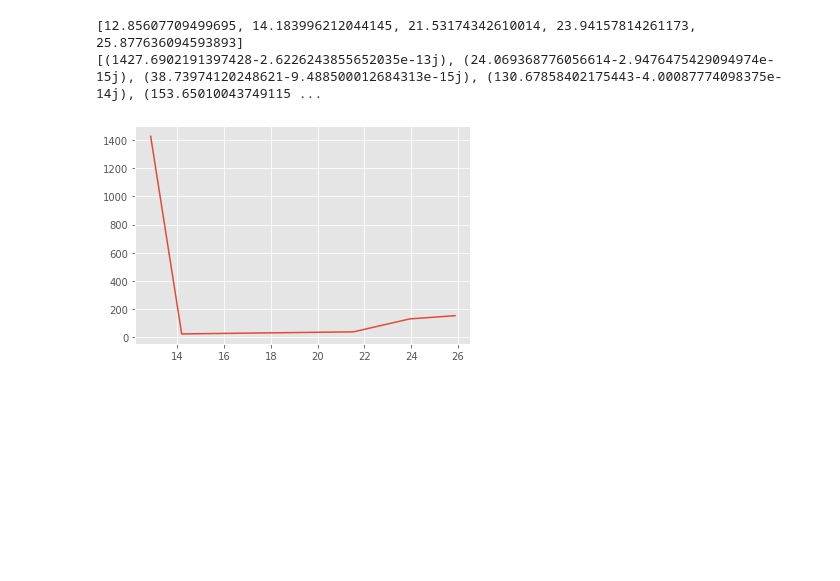
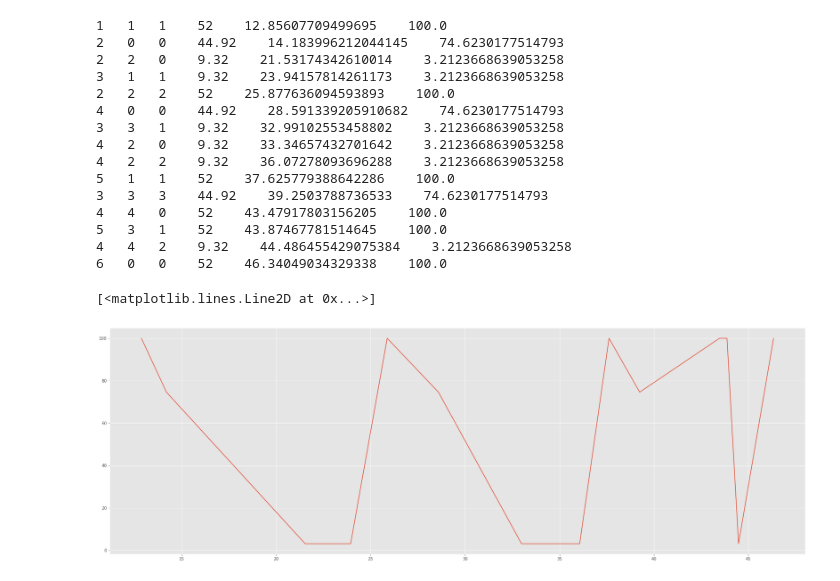
Before and after one commit to Aasrith1906/Mentorship-Program, a Jupyter notebook: session 5/session 5 .ipynb, the cells around one changed output. Drawn from its saved outputs; the diff is of its cells as text; code cells hidden in the pictures; blank space fills up the shorter version.

```diff
--- a/session 5/session 5 .ipynb
+++ b/session 5/session 5 .ipynb
@@ -195,18 +230,39 @@ class PowderDiffraction():
 # %%
 import matplotlib.pyplot as plt
 
 plt.style.use('ggplot')
 
+plt.figure(figsize=(30,10))
+
+al_asf_list = [13,11.23,9.158,7.873,6.766,5.692,4.713,3.883,3.221,2.712,2.330]
+
 al_lattice = lattice(4.0498,4.0498,4.0498)
 al_lattice.recip_lattice()
-al_diff = PowderDiffraction(al_lattice.rlatt ,1, 0)
+al_diff = PowderDiffraction(al_lattice.rlatt ,1, 0,al_asf_list)
 al_diff.Calculate()
-print(al_diff.tth2_list)
-print(al_diff.I_list)
 
-plt.plot(al_diff.tth2_list , np.abs(al_diff.I_list))
-plt.show()
+for i in range(len(al_diff.peaks)):
+
+    peak = al_diff.peaks[i]
+    h,k,l,f,I = peak[0],peak[1],peak[2],al_diff.F_list[i], al_diff.RI_list[i]
+    print("{}   {}   {}    {}    {}    {}".format(h,k,l,f,al_diff.tth2_list[i],I))
+
+plt.plot(al_diff.tth2_list , al_diff.RI_list)
 # %% [output]
-[12.85607709499695, 14.183996212044145, 21.53174342610014, 23.94157814261173, 25.877636094593893]
-[(1427.6902191397428-2.6226243855652035e-13j), (24.069368776056614-2.9476475429094974e-15j), (38.73974120248621-9.488500012684313e-15j), (130.67858402175443-4.00087774098375e-14j), (153.65010043749115 ...
+1   1   1    52    12.85607709499695    100.0
+2   0   0    44.92    14.183996212044145    74.6230177514793
+2   2   0    9.32    21.53174342610014    3.2123668639053258
+3   1   1    9.32    23.94157814261173    3.2123668639053258
+2   2   2    52    25.877636094593893    100.0
+4   0   0    44.92    28.591339205910682    74.6230177514793
+3   3   1    9.32    32.99102553458802    3.2123668639053258
+4   2   0    9.32    33.34657432701642    3.2123668639053258
+4   2   2    9.32    36.07278093696288    3.2123668639053258
+5   1   1    52    37.625779388642286    100.0
+3   3   3    44.92    39.2503788736533    74.6230177514793
+4   4   0    52    43.47917803156205    100.0
+5   3   1    52    43.87467781514645    100.0
+4   4   2    9.32    44.486455429075384    3.2123668639053258
+6   0   0    52    46.34049034329338    100.0
+[<matplotlib.lines.Line2D at 0x...>]
-[figure, old version]
+[figure, new version]
```
Also changed, not shown: parts of 1 cell of this notebook.
